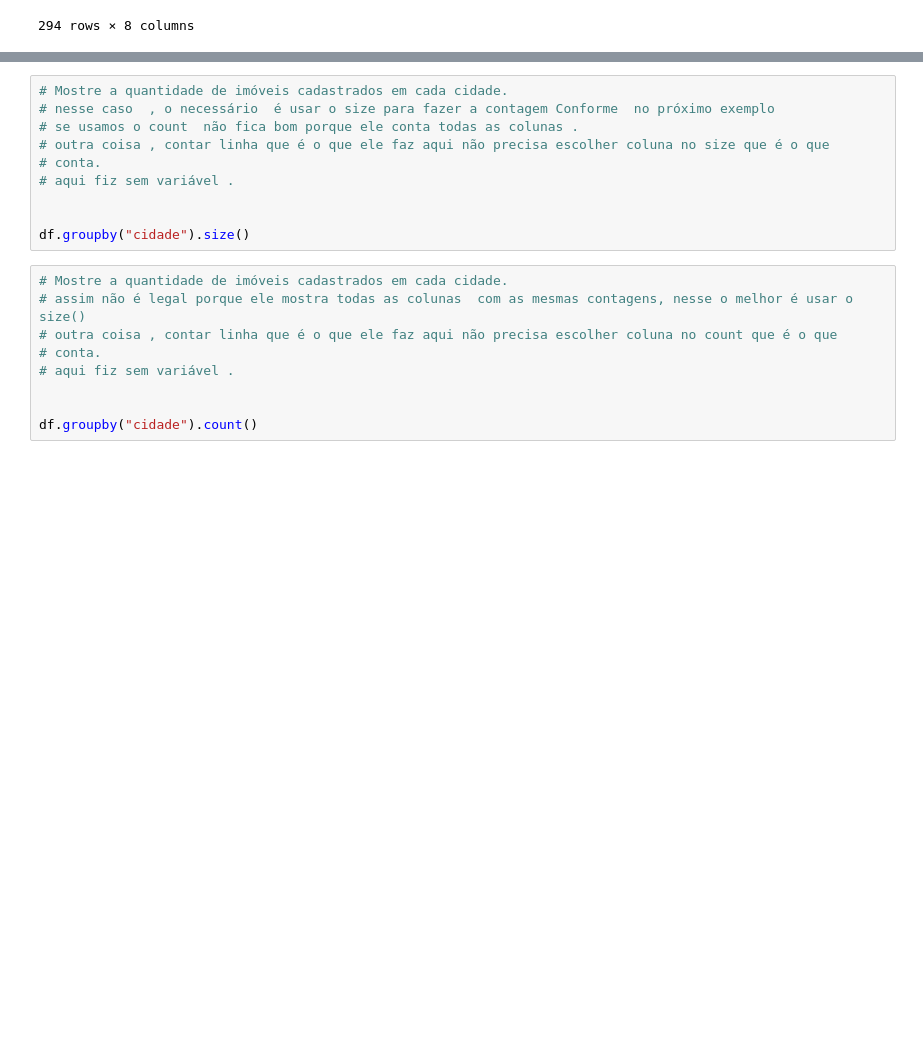
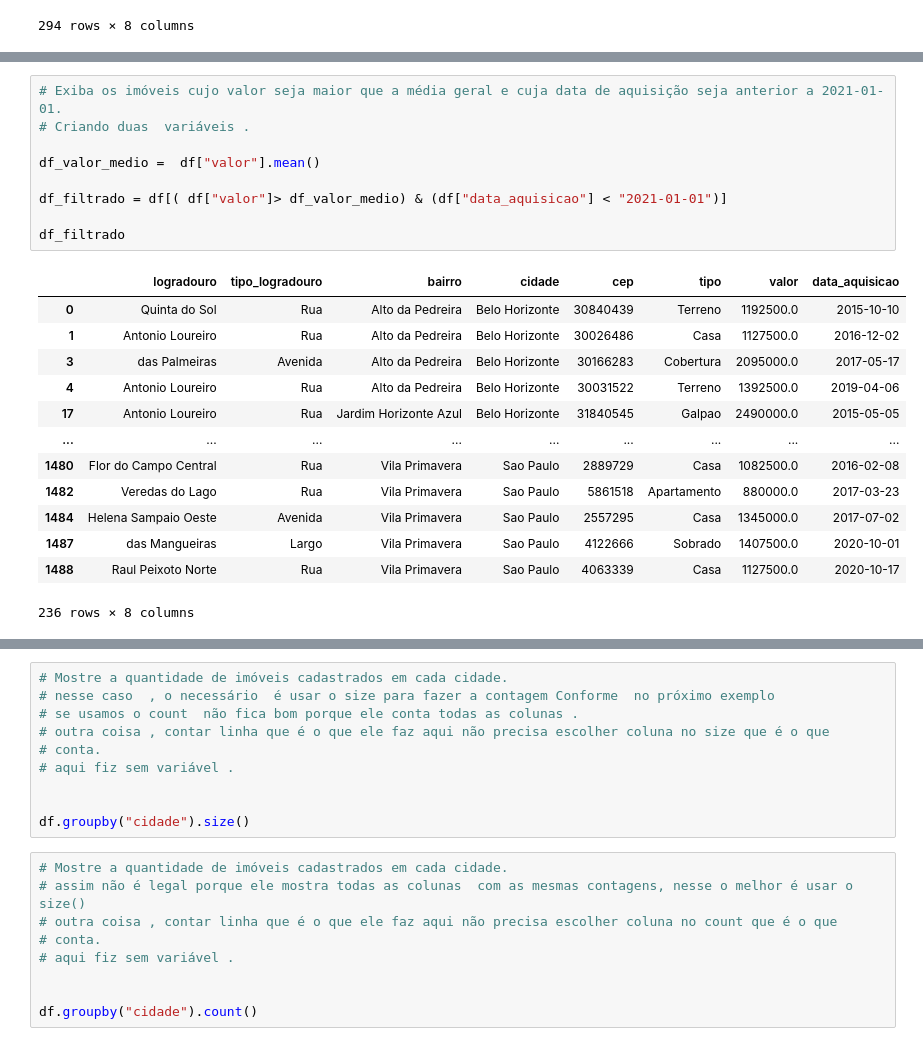
Before and after one commit to CaioPinaa/projeto_pandas_lucas, a Jupyter notebook: projeto_pandas_lucas.ipynb, the cells around one changed output, grey strips where cells are left out. Cells and saved outputs as stored; diff of their text form; blank space fills up the shorter version.

```diff
--- a/projeto_pandas_lucas.ipynb
+++ b/projeto_pandas_lucas.ipynb
@@ -555,3 +597,26 @@ df_filtrado
+# %%
+# Exiba os imóveis cujo valor seja maior que a média geral e cuja data de aquisição seja anterior a 2021-01-01.
+# Criando duas  variáveis .
+
+df_valor_medio =  df["valor"].mean()
+
+df_filtrado = df[( df["valor"]> df_valor_medio) & (df["data_aquisicao"] < "2021-01-01")]
+
+df_filtrado
+# %% [output]
+|  | logradouro | tipo_logradouro | bairro | cidade | cep | tipo | valor | data_aquisicao |
+| 0 | Quinta do Sol | Rua | Alto da Pedreira | Belo Horizonte | 30840439 | Terreno | 1192500.0 | 2015-10-10 |
+| 1 | Antonio Loureiro | Rua | Alto da Pedreira | Belo Horizonte | 30026486 | Casa | 1127500.0 | 2016-12-02 |
+| 3 | das Palmeiras | Avenida | Alto da Pedreira | Belo Horizonte | 30166283 | Cobertura | 2095000.0 | 2017-05-17 |
+| 4 | Antonio Loureiro | Rua | Alto da Pedreira | Belo Horizonte | 30031522 | Terreno | 1392500.0 | 2019-04-06 |
+| 17 | Antonio Loureiro | Rua | Jardim Horizonte Azul | Belo Horizonte | 31840545 | Galpao | 2490000.0 | 2015-05-05 |
+| ... | ... | ... | ... | ... | ... | ... | ... | ... |
+| 1480 | Flor do Campo Central | Rua | Vila Primavera | Sao Paulo | 2889729 | Casa | 1082500.0 | 2016-02-08 |
+| 1482 | Veredas do Lago | Rua | Vila Primavera | Sao Paulo | 5861518 | Apartamento | 880000.0 | 2017-03-23 |
+| 1484 | Helena Sampaio Oeste | Avenida | Vila Primavera | Sao Paulo | 2557295 | Casa | 1345000.0 | 2017-07-02 |
+| 1487 | das Mangueiras | Largo | Vila Primavera | Sao Paulo | 4122666 | Sobrado | 1407500.0 | 2020-10-01 |
+| 1488 | Raul Peixoto Norte | Rua | Vila Primavera | Sao Paulo | 4063339 | Casa | 1127500.0 | 2020-10-17 |
+236 rows × 8 columns
 # %%
 # esse comando me mostra o tamanho que cada coluna ocupa , por exemplo, o logradouro ocupa 94 mil bytes que é igual 94 kb
 
```
Also changed, not shown: parts of 15 cells of this notebook.
